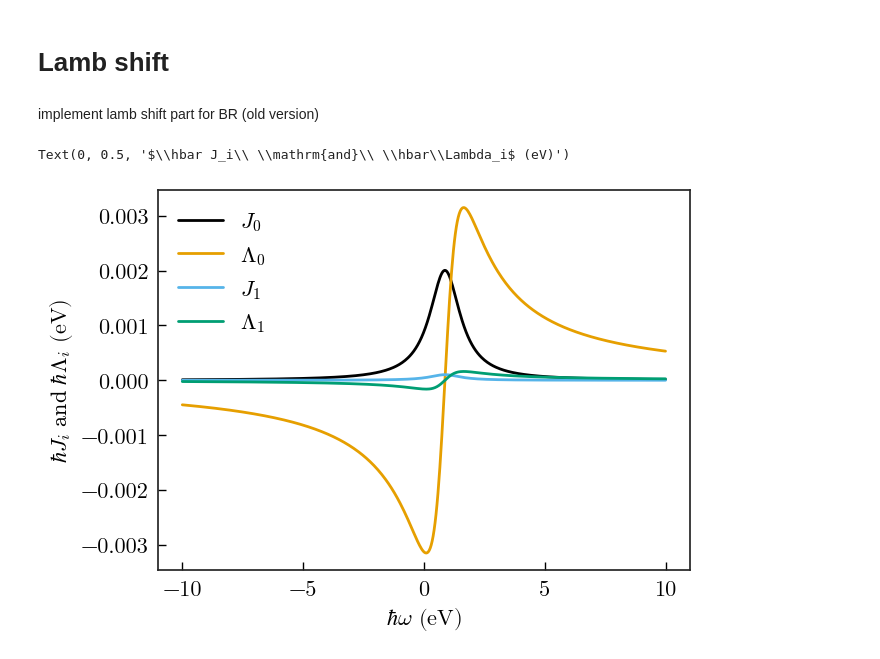
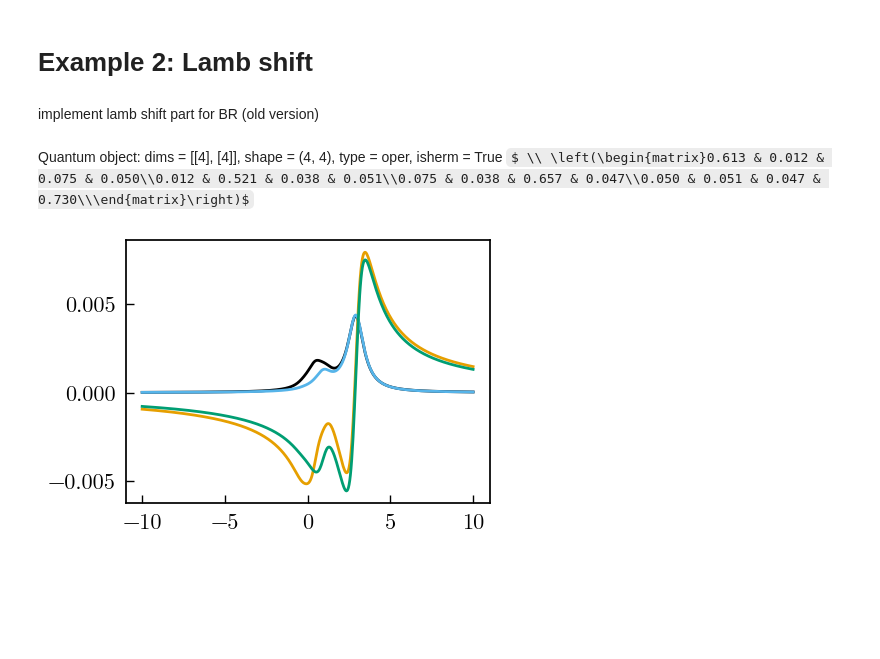
Before and after one commit to diego-fpv/lindbladAG, a Jupyter notebook: example.ipynb, the cells around one changed output. Cells and saved outputs as stored; diff of their text form; code cells hidden in the pictures; some formulas as TeX source; blank space fills up the shorter version.

```diff
--- a/example.ipynb
+++ b/example.ipynb
@@ -104,5 +120,6 @@ rhoAG = mesolveAG(H=H, psi0=psi0, tlist=t, a_ops=a_ops, J=J, e_ops=e_ops, use_se
 # %%
-for pBR, pAG in zip(rhoBR, rhoAG):
-    plt.plot(t, pBR.real)
-    plt.plot(t, pAG.real, "--")
+for i, (pBR, pAG) in enumerate(zip(rhoBR, rhoAG)):
+    plt.plot(t, pBR.real, label="BRE"*(i==0))
+    plt.plot(t, pAG.real, "--", label="AG"*(i==0))
+plt.legend()
 # %% [output]
@@ -110,72 +128,63 @@ for pBR, pAG in zip(rhoBR, rhoAG):
 # %% [markdown]
-# Lamb shift
+# Example 2: Lamb shift
 # %% [markdown]
 implement lamb shift part for BR (old version)
 # %%
-# Parameters
-
 # size of system
-nLevels = 3
+nLevels = 4
 nOperators = 2
 
 # fix the seed for reproducibility
-np.random.seed(987654321)
+np.random.seed(12346789)
 
 # Hamiltonian (hermitian but not diagonal)
-H = Qobj((h:=np.random.rand(nLevels, nLevels))*0.1 + h.T*0.1 + np.diag(np.diagonal(h)))
-H = Qobj(np.diag(np.diagonal(h)))
+H = Qobj((h:=np.random.rand(nLevels, nLevels))*0.05 + h.T*0.05 + np.diag(np.diagonal(h)))
 evals = H.eigenenergies()
-
 
 # Operators mediating system-bath interactions
 a_ops = []
 for i in range(nOperators):
     op = np.random.rand(nLevels, nLevels)
     op += op.T
-    op -= np.diag(np.diagonal(op))
     a_ops.append(Qobj(op))
+H
+# %% [output]
+Quantum object: dims = [[4], [4]], shape = (4, 4), type = oper, isherm = True $ \\ \left(\begin{matrix}0.613 & 0.012 & 0.075 & 0.050\\0.012 & 0.521 & 0.038 & 0.051\\0.075 & 0.038 & 0.657 & 0.047\\0.050 & 0.051 & 0.047 & 0.730\\\end{matrix}\right)$
 # %%
-# Bath spectral functions
-
 # number of modes
-nModes = 1
+nModes = 5
 
 # mode energies
 energies = np.random.rand(nModes) * (2*max(evals) - min(evals)) + max(min(evals), 0.0)
 np.ndarray.sort(energies)
-
 # mode couplings
-couplings = np.random.rand(nModes, nModes) * 0.5
-for i in range(nModes): couplings[i, i] = 0
-couplings = (couplings + couplings.T) * 0.5
-
+couplings = ((c:=np.random.rand(nModes, nModes)) + c.T - 2 * np.diag(np.diagonal(c))) * 0.5
 # decay rate of each mode
-κi = np.random.rand(nModes) * (0.5 - 0.2) + 1.5
-
+κi = np.random.rand(nModes) * (0.5 - 0.2) + 1.0
 # matrix
 h = np.diag(energies) + couplings - 0.5j * np.diag(κi)
-
 # mode "field strengths" as felt by each emitter operator
 g = np.random.rand(nOperators, nModes) * np.sqrt(0.01)
 
 # spectral density: create an array and interpolate it to obtain callable objects
 # J_arr is a matrix J[w, i, j]
-frequency = np.linspace(-10, 10, 500)
-J_arr = 1 / np.pi * g @ np.linalg.inv(h - frequency[:, np.newaxis, np.newaxis] * np.identity(nModes)).imag @ g.T
-L_arr = - g @ np.linalg.inv(h - frequency[:, np.newaxis, np.newaxis] * np.identity(nModes)).real @ g.T
+energy = np.linspace(-10, 10, 500)
+J_arr = 1 / np.pi * g @ np.linalg.inv(h - energy[:, np.newaxis, np.newaxis] * np.identity(nModes)).imag @ g.T
+L_arr = - g @ np.linalg.inv(h - energy[:, np.newaxis, np.newaxis] * np.identity(nModes)).real @ g.T
 # J is an array of interpolators of J_arr.
 # we remove the bath cross-correlations by keeping only the diagonal elements of J_arr and interpolating
 J = np.empty(nOperators, dtype=object)
 L = np.empty(nOperators, dtype=object)
+Si2L = np.empty(nOperators, dtype=object)
 for i in range(nOperators):
-    J[i] = interp1d(frequency, J_arr[:, i, i], bounds_error=False, fill_value=0)
-    L[i] = interp1d(frequency, L_arr[:, i, i], bounds_error=False, fill_value=0)
-    plt.plot(frequency, J[i](frequency), label=f"$J_{i}$")
-    plt.plot(frequency, L[i](frequency), label=f"$\Lambda_{i}$")
-plt.legend()
-plt.xlabel("$\hbar\omega$ (eV)")
-plt.ylabel("$\hbar J_i\ \mathrm{and}\ \hbar\Lambda_i$ (eV)")
+    J[i] = interp1d(energy, J_arr[:, i, i], bounds_error=False, fill_value=0)
+    L[i] = interp1d(energy, L_arr[:, i, i], bounds_error=False, fill_value=0)
+    Si2L[i] = interp1d(energy, 2*np.pi * J_arr[:, i, i] + 2j * L_arr[:, i, i], bounds_error=False, fill_value=0)
+    plt.plot(energy, J[i](energy), label=f"$J_{i}$")
+    plt.plot(energy, L[i](energy), label=f"$\Lambda_{i}$")
+# plt.legend(ncols=2)
+# plt.xlabel("$\hbar\omega$ (eV)")
+# plt.ylabel("$\hbar J_i\ \mathrm{and}\ \hbar\Lambda_i$ (eV)")
 # %% [output]
-Text(0, 0.5, '$\\hbar J_i\\ \\mathrm{and}\\ \\hbar\\Lambda_i$ (eV)')
-[figure, old version]
+[figure, new version]
 # %%
```
Also changed, not shown: parts of 15 cells of this notebook, 4 other files.
